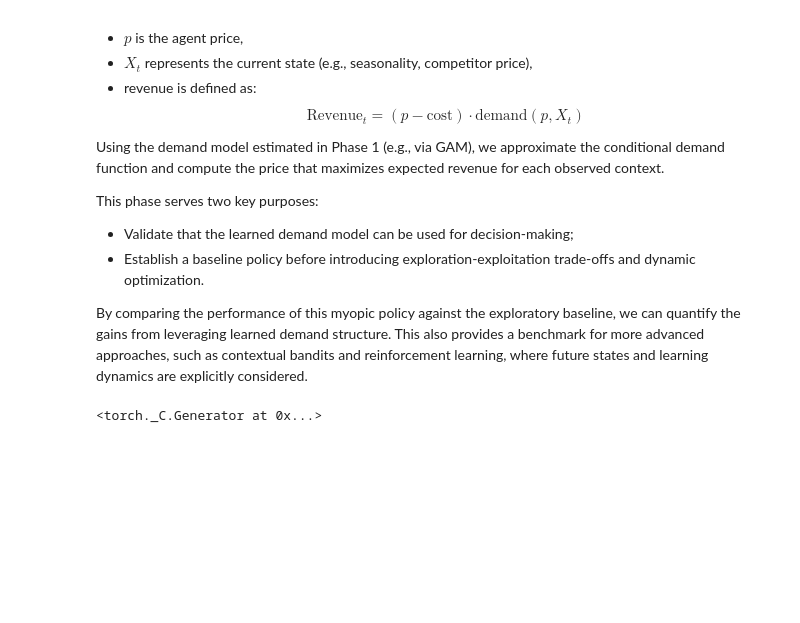
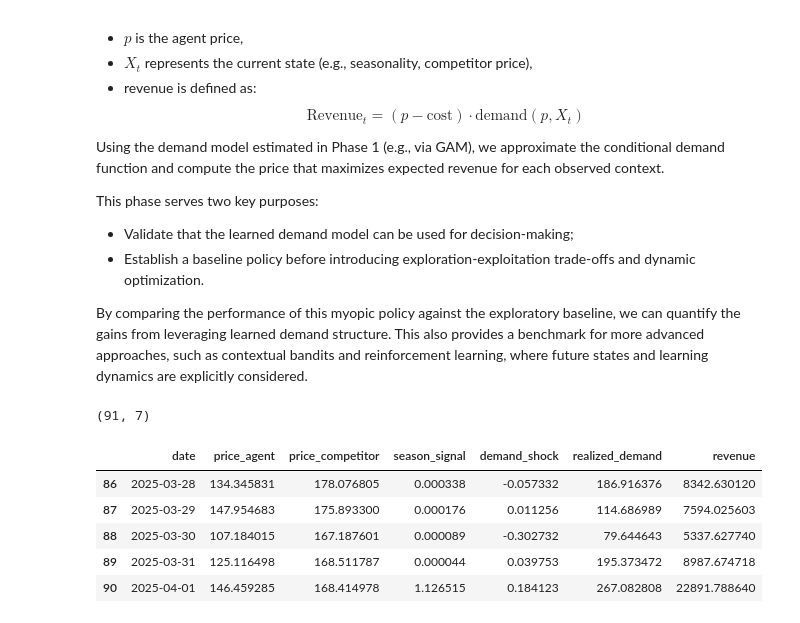
Before and after one commit to brenospires/data-science-examples, a Jupyter notebook: Pricing/2_dynamic_pricing_with_rl/phase_2.ipynb, the cells around one changed output. Saved outputs shown, nothing was run; the diff lists cells and outputs as text; code cells hidden in the pictures; blank space fills up the shorter version.

```diff
--- a/Pricing/2_dynamic_pricing_with_rl/phase_2.ipynb
+++ b/Pricing/2_dynamic_pricing_with_rl/phase_2.ipynb
@@ -27,30 +27,30 @@ This phase serves two key purposes:
 
 By comparing the performance of this myopic policy against the exploratory baseline, we can quantify the gains from leveraging learned demand structure. This also provides a benchmark for more advanced approaches, such as contextual bandits and reinforcement learning, where future states and learning dynamics are explicitly considered.
 # %%
-import os
-import gc
-import math
-import torch
+import pickle
 import random
 import numpy as np
 import pandas as pd
-import torch.nn as nn
-import torch.optim as optim
 import statsmodels.api as sm
-from datetime import datetime
-import torch.nn.functional as F
 import matplotlib.pyplot as plt
-from torch.utils.data import DataLoader
-from torch.utils.data import TensorDataset
+from functions import MarketPriors
 from sklearn.preprocessing import StandardScaler
 
-torch.manual_seed(42)
+random.seed(42)
 np.random.seed(42)
-random.seed(42)
-
 rng = np.random.default_rng()
-
-g = torch.Generator()
-g.manual_seed(42)
-# %% [output]
-<torch._C.Generator at 0x...>
+# %%
+df = pd.read_csv("data/phase_0.csv", parse_dates=["date"])
+df = df[df["realized_demand"] > 0].copy()
+df = df.dropna().reset_index(drop=True)
+
+print(df.shape)
+df.tail()
+# %% [output]
+(91, 7)
+|  | date | price_agent | price_competitor | season_signal | demand_shock | realized_demand | revenue |
+| 86 | 2025-03-28 | 134.345831 | 178.076805 | 0.000338 | -0.057332 | 186.916376 | 8342.630120 |
+| 87 | 2025-03-29 | 147.954683 | 175.893300 | 0.000176 | 0.011256 | 114.686989 | 7594.025603 |
+| 88 | 2025-03-30 | 107.184015 | 167.187601 | 0.000089 | -0.302732 | 79.644643 | 5337.627740 |
+| 89 | 2025-03-31 | 125.116498 | 168.511787 | 0.000044 | 0.039753 | 195.373472 | 8987.674718 |
+| 90 | 2025-04-01 | 146.459285 | 168.414978 | 1.126515 | 0.184123 | 267.082808 | 22891.788640 |
```
Also changed, not shown: parts of 8 cells of this notebook, 2 other files.
